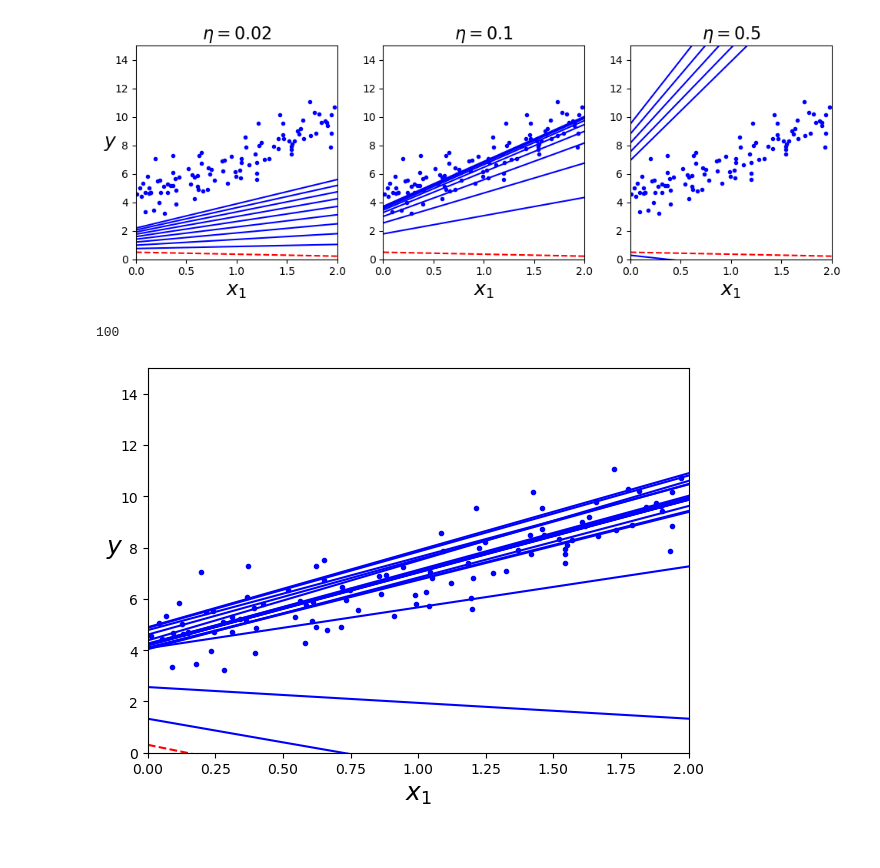
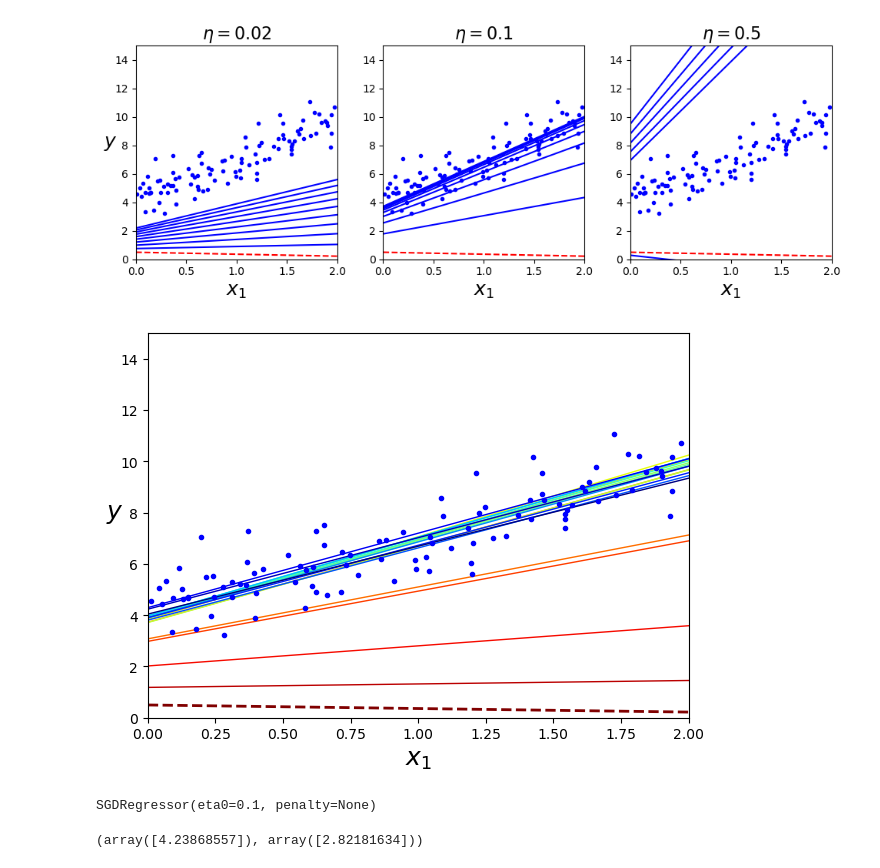
Before and after one commit to FrankLloyd83/HandsOnML_lecture, a Jupyter notebook: linear_models.ipynb, the cells around one changed output. Drawn from its saved outputs; the diff is of its cells as text; code cells hidden in the pictures.

Commit message:
update of chapter 4 : linear models

```diff
--- a/linear_models.ipynb
+++ b/linear_models.ipynb
@@ -152,39 +148,52 @@ np.random.seed(42)
-# %%
-print(m)
-# %% [output]
-100
 # %%
+theta_path_sgd = []
+m = len(X_b)
+np.random.seed(42)
+
 n_epochs = 50  # number of times the algorithm "sees" the whole dataset
 t0, t1 = 5, 50  # learning schedule hyperparameters
+cmap = plt.get_cmap('jet')
+colors = [cmap(i) for i in np.linspace(1, 0, 20)]
 
 
 def learning_schedule(t):
     return t0 / (t + t1)  # starting at 1/10 then decreasing towards 0
 
 
 theta = np.random.randn(2, 1)  # random initialization
 
 # loop over one epoch : epoch+=1 once the algorithm has gone through the whole dataset
 for epoch in range(n_epochs):
     for i in range(m):  # looping over the dataset
         if epoch == 0 and i < 20:  # plotting the first 20 iterations in the first epoch
             y_predict = X_new_b.dot(theta)
-            style = "b-" if i > 0 else "r--"
-            plt.plot(X_new, y_predict, style)
+            style = "-" if i > 0 else "--"
+            width = 1 if i > 0 else 2
+            plt.plot(X_new, y_predict, ls=style, lw=width, color=colors[i])
         random_index = np.random.randint(m)  # choosing a random index
         # selecting instance corresponding to random index
         xi = X_b[random_index:random_index+1]
         yi = y[random_index:random_index+1]
         gradients = 2 * xi.T.dot(xi.dot(theta) - yi)  # calculating gradient
         eta = learning_schedule(epoch * m + i)  # tweaking learning rate
         theta = theta - eta * gradients  # changing parameters
         theta_path_sgd.append(theta)
 
 plt.plot(X, y, "b.")
 plt.xlabel("$x_1$", fontsize=18)
 plt.ylabel("$y$", rotation=0, fontsize=18)
 plt.axis([0, 2, 0, 15])
 save_fig("sgd_plot")
 plt.show()
 # %% [output]
-[figure, old version]
+[figure, new version]
+# %%
+from sklearn.linear_model import SGDRegressor
+sgd_reg = SGDRegressor(max_iter=1000, tol=1e-3, penalty=None, eta0=0.1)
+sgd_reg.fit(X, y.ravel())
+# %% [output]
+SGDRegressor(eta0=0.1, penalty=None)
+# %%
+sgd_reg.intercept_, sgd_reg.coef_
+# %% [output]
+(array([4.23868557]), array([2.82181634]))
```
Also changed, not shown: parts of 28 cells of this notebook.
